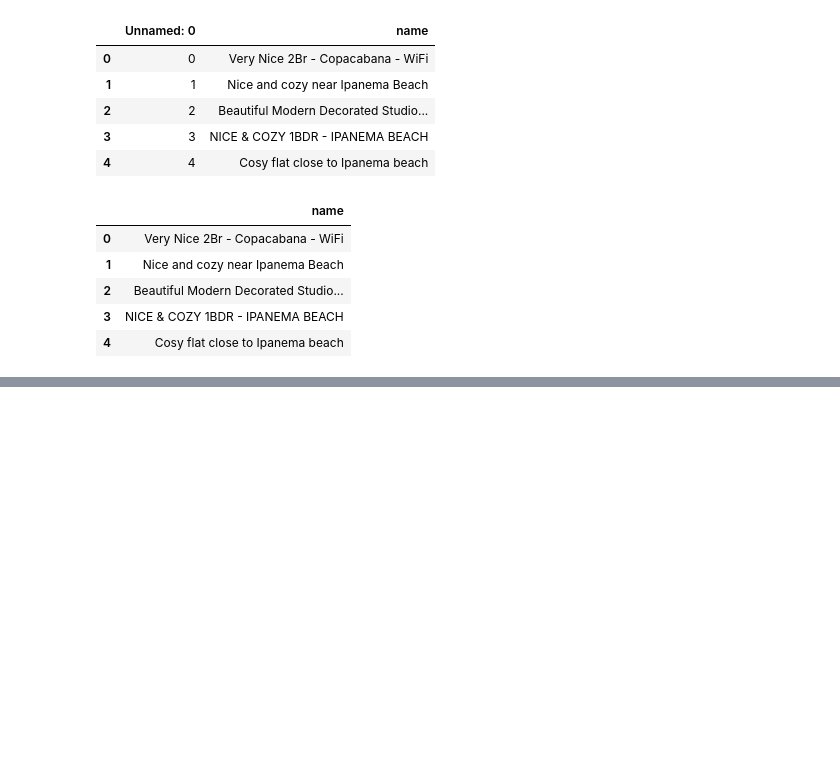
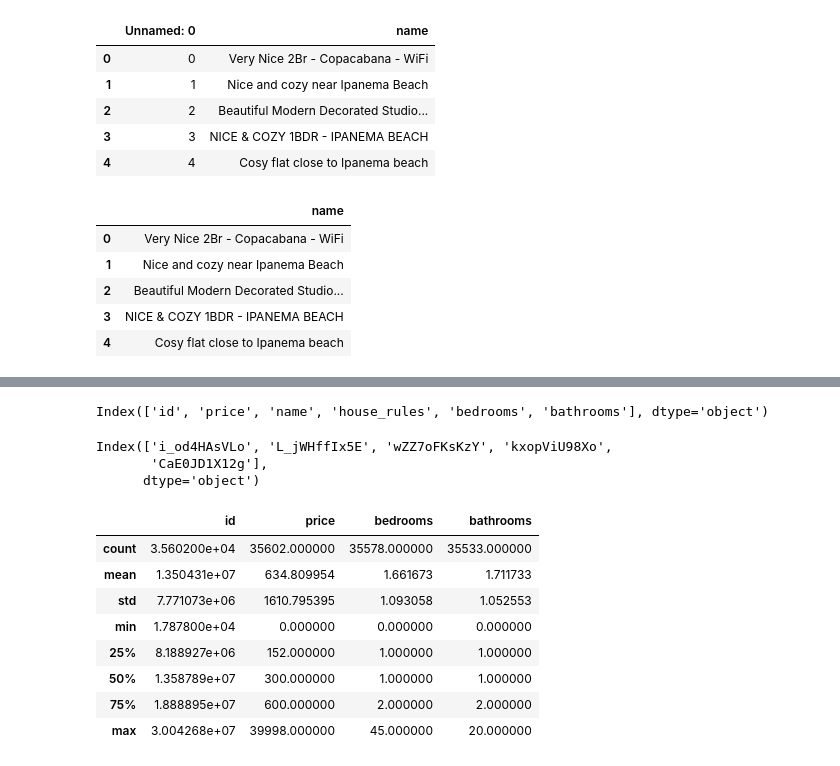
Before and after one commit to franciscodefaria/PythonBasico, a Jupyter notebook: Aula1/Aula1.ipynb, the cells around one changed output, grey strips where cells are left out. Drawn from its saved outputs; the diff is of its cells as text; code cells hidden in the pictures; blank space fills up the shorter version.

```diff
--- a/Aula1/Aula1.ipynb
+++ b/Aula1/Aula1.ipynb
@@ -247,0 +307,3 @@ srs_com2.head()
+# %%
+df = pd.read_csv('dataframe_ex.csv', index_col=0)
+df.head()
@@ -247,0 +341,22 @@ srs_com2.head()
+# %%
+df.columns
+# %% [output]
+Index(['id', 'price', 'name', 'house_rules', 'bedrooms', 'bathrooms'], dtype='object')
+# %%
+s.index
+# %% [output]
+Index(['i_od4HAsVLo', 'L_jWHffIx5E', 'wZZ7oFKsKzY', 'kxopViU98Xo',
+       'CaE0JD1X12g'],
+      dtype='object')
+# %%
+df.describe()
+# %% [output]
+|  | id | price | bedrooms | bathrooms |
+| count | 3.560200e+04 | 35602.000000 | 35578.000000 | 35533.000000 |
+| mean | 1.350431e+07 | 634.809954 | 1.661673 | 1.711733 |
+| std | 7.771073e+06 | 1610.795395 | 1.093058 | 1.052553 |
+| min | 1.787800e+04 | 0.000000 | 0.000000 | 0.000000 |
+| 25% | 8.188927e+06 | 152.000000 | 1.000000 | 1.000000 |
+| 50% | 1.358789e+07 | 300.000000 | 1.000000 | 1.000000 |
+| 75% | 1.888895e+07 | 600.000000 | 2.000000 | 2.000000 |
+| max | 3.004268e+07 | 39998.000000 | 45.000000 | 20.000000 |
```
Also changed, not shown: parts of 28 cells of this notebook.
